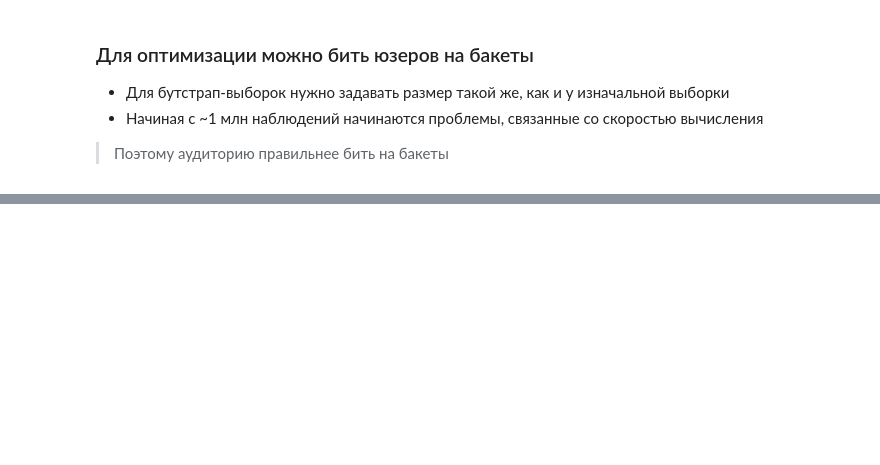
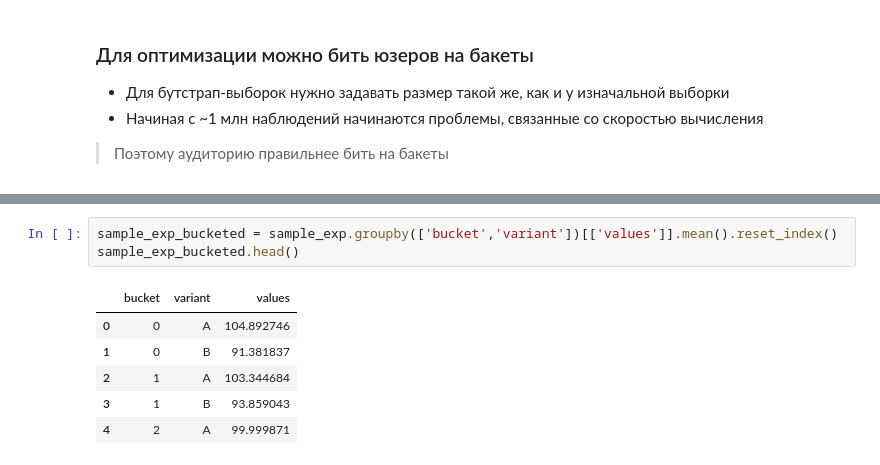
Before and after one commit to paulpolz/experiment_fest_notebooks, a Jupyter notebook: Day 4/Bootstrap.ipynb, the cells around one changed output, grey strips where cells are left out. Drawn from its saved outputs; the diff is of its cells as text; blank space fills up the shorter version.

```diff
--- a/Day 4/Bootstrap.ipynb
+++ b/Day 4/Bootstrap.ipynb
@@ -116,0 +182,10 @@ get_bootstrap(
+# %%
+sample_exp_bucketed = sample_exp.groupby(['bucket','variant'])[['values']].mean().reset_index()
+sample_exp_bucketed.head()
+# %% [output]
+|  | bucket | variant | values |
+| 0 | 0 | A | 104.892746 |
+| 1 | 0 | B | 91.381837 |
+| 2 | 1 | A | 103.344684 |
+| 3 | 1 | B | 93.859043 |
+| 4 | 2 | A | 99.999871 |
```
Also changed, not shown: parts of 12 cells of this notebook, 3 other files.
